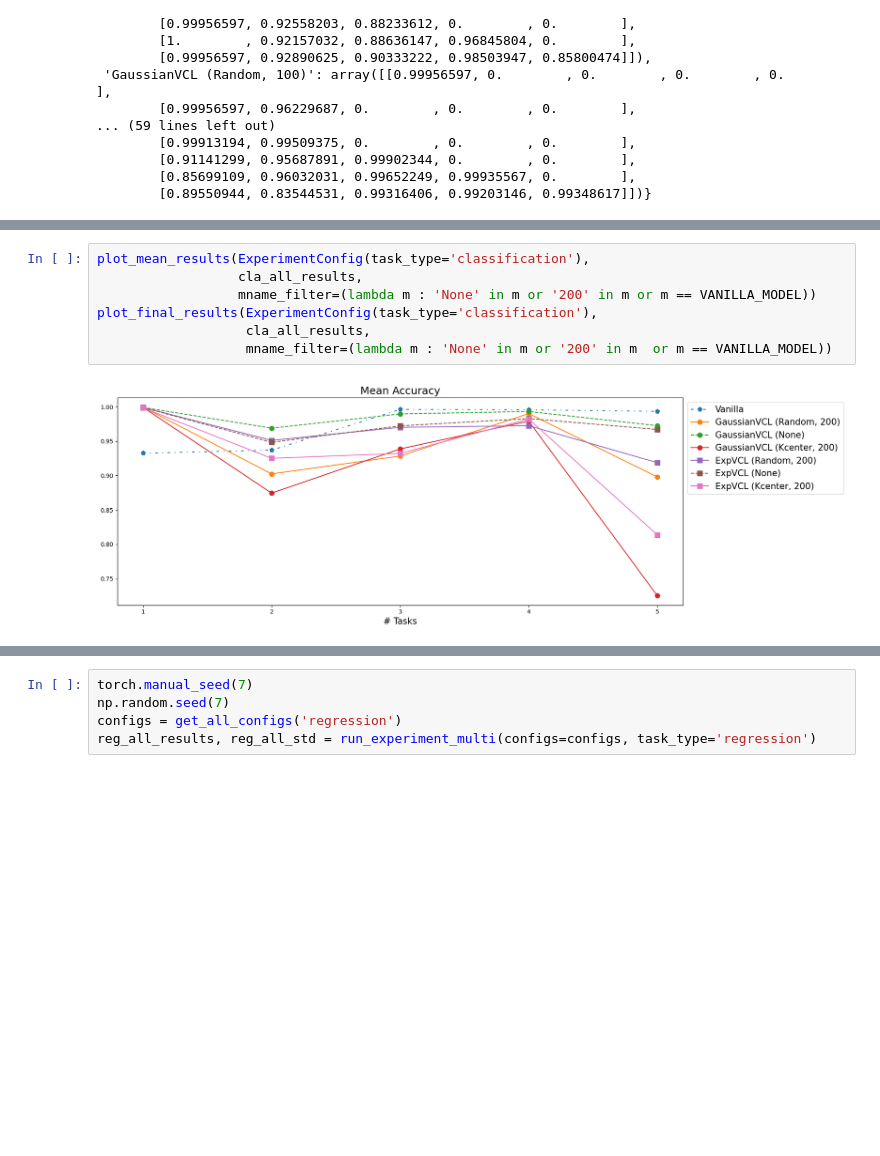
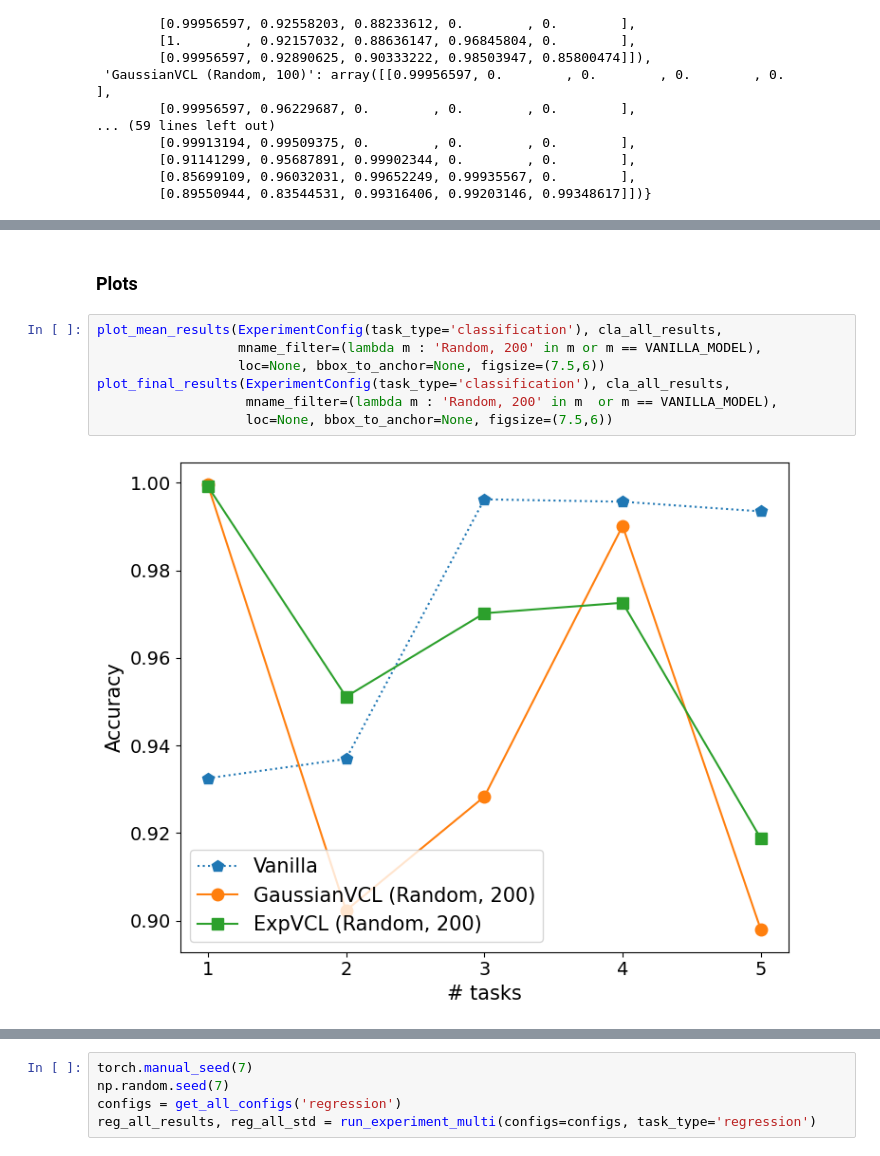
Before and after one commit to 7angel4/VCL-extensions, a Jupyter notebook: experiments.ipynb, the cells around one changed output, grey strips where cells are left out. Drawn from its saved outputs; the diff is of its cells as text; blank space fills up the shorter version.

Commit message:
cleaned up results and experiments; fixed results filepaths

```diff
--- a/experiments.ipynb
+++ b/experiments.ipynb
@@ -156,9 +126,11 @@ plot_final_results(ExperimentConfig(task_type='classification'),
+# %% [markdown]
+### Plots
 # %%
-plot_mean_results(ExperimentConfig(task_type='classification'),
-                  cla_all_results,
-                  mname_filter=(lambda m : 'None' in m or '200' in m or m == VANILLA_MODEL))
-plot_final_results(ExperimentConfig(task_type='classification'),
-                   cla_all_results,
-                   mname_filter=(lambda m : 'None' in m or '200' in m  or m == VANILLA_MODEL))
+plot_mean_results(ExperimentConfig(task_type='classification'), cla_all_results,
+                  mname_filter=(lambda m : 'Random, 200' in m or m == VANILLA_MODEL),
+                  loc=None, bbox_to_anchor=None, figsize=(7.5,6))
+plot_final_results(ExperimentConfig(task_type='classification'), cla_all_results,
+                   mname_filter=(lambda m : 'Random, 200' in m  or m == VANILLA_MODEL),
+                   loc=None, bbox_to_anchor=None, figsize=(7.5,6))
 # %% [output]
-[figure, old version]
+[figure, new version]
```
Also changed, not shown: parts of 23 cells of this notebook, 29 other files.
